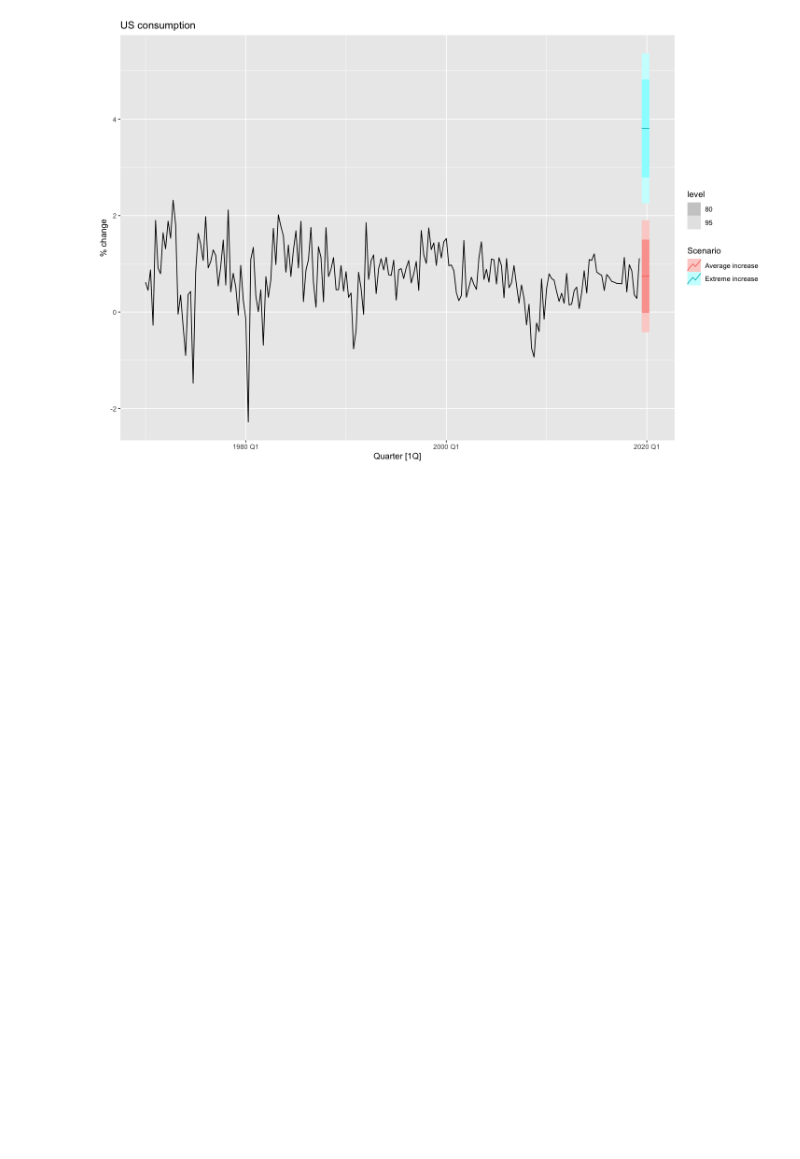
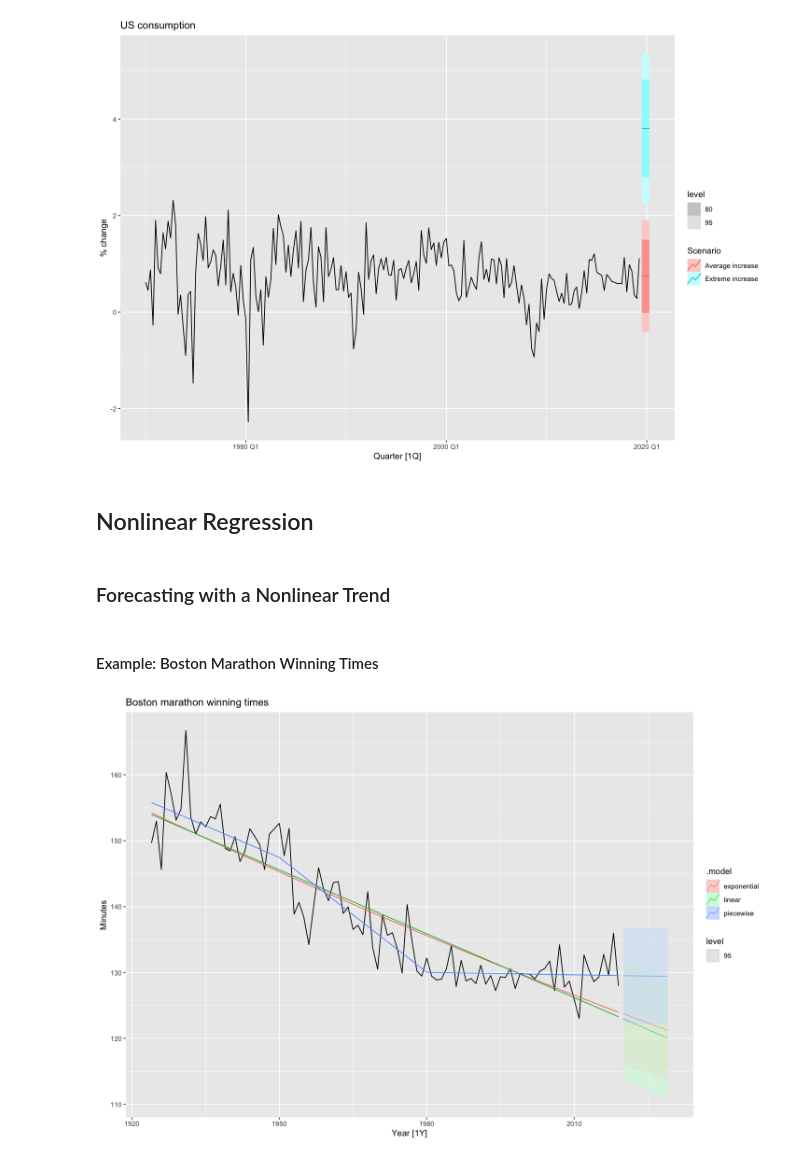
Before and after one commit to antounes/fpp3, a Jupyter notebook: 7_time_series_regression_models.ipynb, the cells around one changed output. Cells and saved outputs as stored; diff of their text form; code cells hidden in the pictures; blank space fills up the shorter version.

Commit message:
nonlinear regression

```diff
--- a/7_time_series_regression_models.ipynb
+++ b/7_time_series_regression_models.ipynb
@@ -407,3 +407,32 @@ us_change %>%
   labs(title="US consumption", y="% change")
 # %% [output]
 [figure]
+# %% [markdown]
+## Nonlinear Regression
+# %% [markdown]
+### Forecasting with a Nonlinear Trend
+# %% [markdown]
+#### Example: Boston Marathon Winning Times
+# %%
+boston_men <- boston_marathon %>%
+  filter(Year>=1924) %>%
+  filter(Event=="Men's open division") %>%
+  mutate(Minutes=as.numeric(Time)/60)
+# %%
+fit_trends <- boston_men %>%
+  model(
+    linear=TSLM(Minutes~trend()),
+    exponential=TSLM(log(Minutes)~trend()),
+    piecewise=TSLM(Minutes~trend(knots=c(1950, 1980)))
+  )
+fc_trends <- fit_trends %>%
+  forecast(h=10)
+
+boston_men %>%
+  autoplot(Minutes) +
+  geom_line(data=fitted(fit_trends),
+            aes(y=.fitted, colour=.model)) +
+  autolayer(fc_trends, alpha=0.5, level=95) +
+  labs(y="Minutes", title="Boston marathon winning times")
+# %% [output]
+[figure, added]
```
Also changed, not shown: parts of 3 cells of this notebook.
